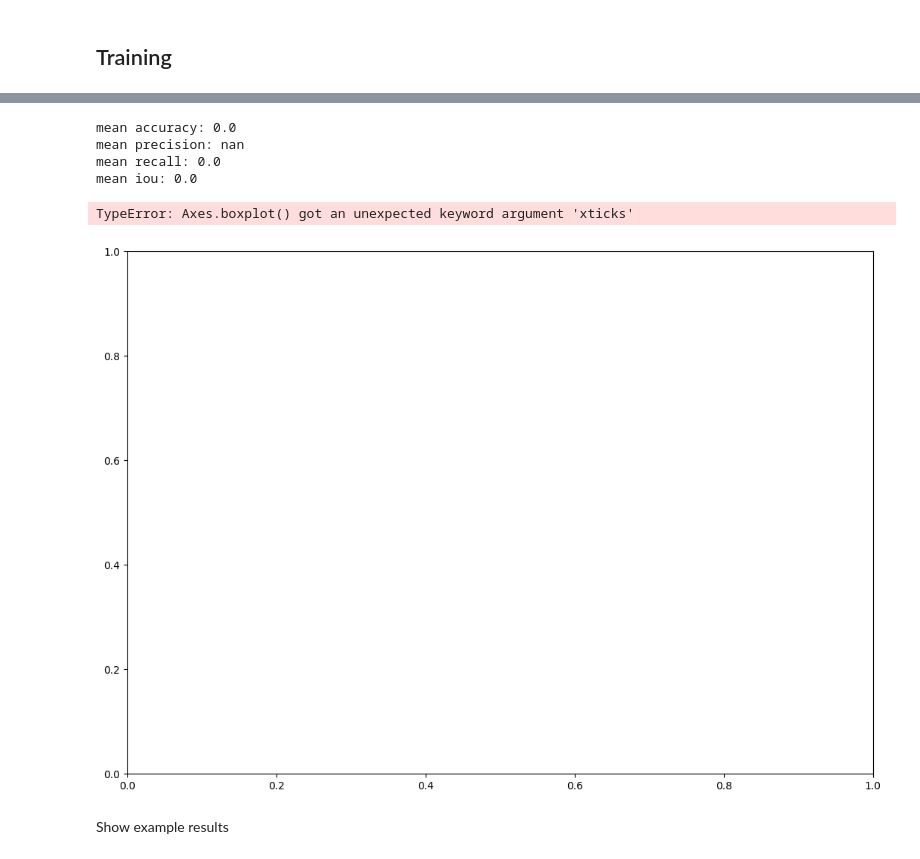
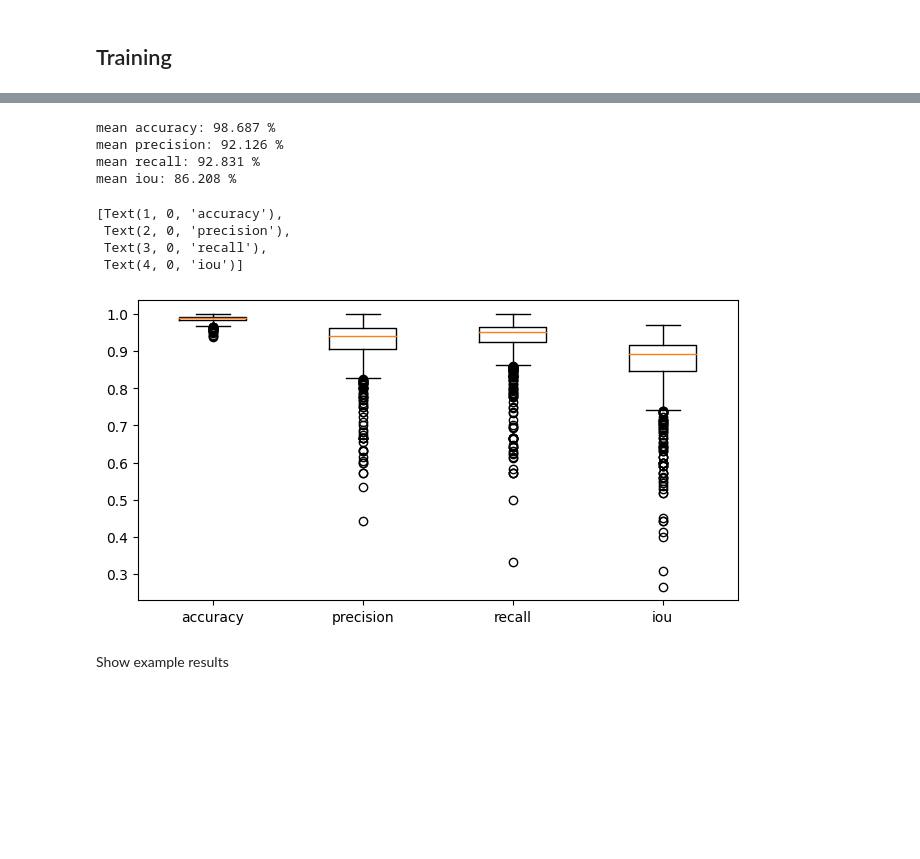
Before and after one commit to timonpalm/AIA_hw5, a Jupyter notebook: Homework5.ipynb, the cells around one changed output, grey strips where cells are left out. Cells and saved outputs as stored; diff of their text form; code cells hidden in the pictures; blank space fills up the shorter version.

```diff
--- a/Homework5.ipynb
+++ b/Homework5.ipynb
@@ -353,9 +353,8 @@ def test(model: torch.nn.Module, test_loader: DataLoader):
         y = model.predict(batch_img).numpy()
         batch_targets = batch_targets.numpy()
 
-        tmp = np.logical_and(y, batch_targets)
-        tp = np.sum(tmp, axis=(1,2))
-        acc = tp / img_res
+        tp = np.sum(np.logical_and(y, batch_targets), axis=(1,2))
+        acc = np.sum((y == batch_targets), axis=(1,2)) / img_res
 
         precision = tp / y.sum(axis=(1,2))
 
@@ -426,23 +434,27 @@ plt.show()
 # %%
 metrics, pred = test(segmodel, loaders["test"])
 
-print(f"mean accuracy: {metrics[0].mean()}")
-print(f"mean precision: {metrics[1].mean()}")
-print(f"mean recall: {metrics[2].mean()}")
-print(f"mean iou: {metrics[3].mean()}")
+print(f"mean accuracy: {np.round(metrics[0].mean() * 100, 3)} %")
+print(f"mean precision: {np.round(metrics[1].mean() * 100, 3)} %")
+print(f"mean recall: {np.round(metrics[2].mean() * 100, 3)} %")
+print(f"mean iou: {np.round(metrics[3].mean() * 100, 3)} %")
 # %% [output]
-mean accuracy: 0.0
-mean precision: nan
-mean recall: 0.0
-mean iou: 0.0
+mean accuracy: 98.687 %
+mean precision: 92.126 %
+mean recall: 92.831 %
+mean iou: 86.208 %
 # %%
-fig = plt.figure(figsize =(10, 7))
+fig = plt.figure(figsize =(6, 3))
 
 ax = fig.add_axes([0, 0, 1, 1])
 
 bp = ax.boxplot(metrics)
+ax.set_xticklabels(["accuracy", "precision", "recall", "iou"])
 # %% [output]
-TypeError: Axes.boxplot() got an unexpected keyword argument 'xticks'
+[Text(1, 0, 'accuracy'),
+ Text(2, 0, 'precision'),
+ Text(3, 0, 'recall'),
+ Text(4, 0, 'iou')]
-[figure, old version]
+[figure, new version]
 # %% [markdown]
 Show example results
```
Also changed, not shown: parts of 7 cells of this notebook.
